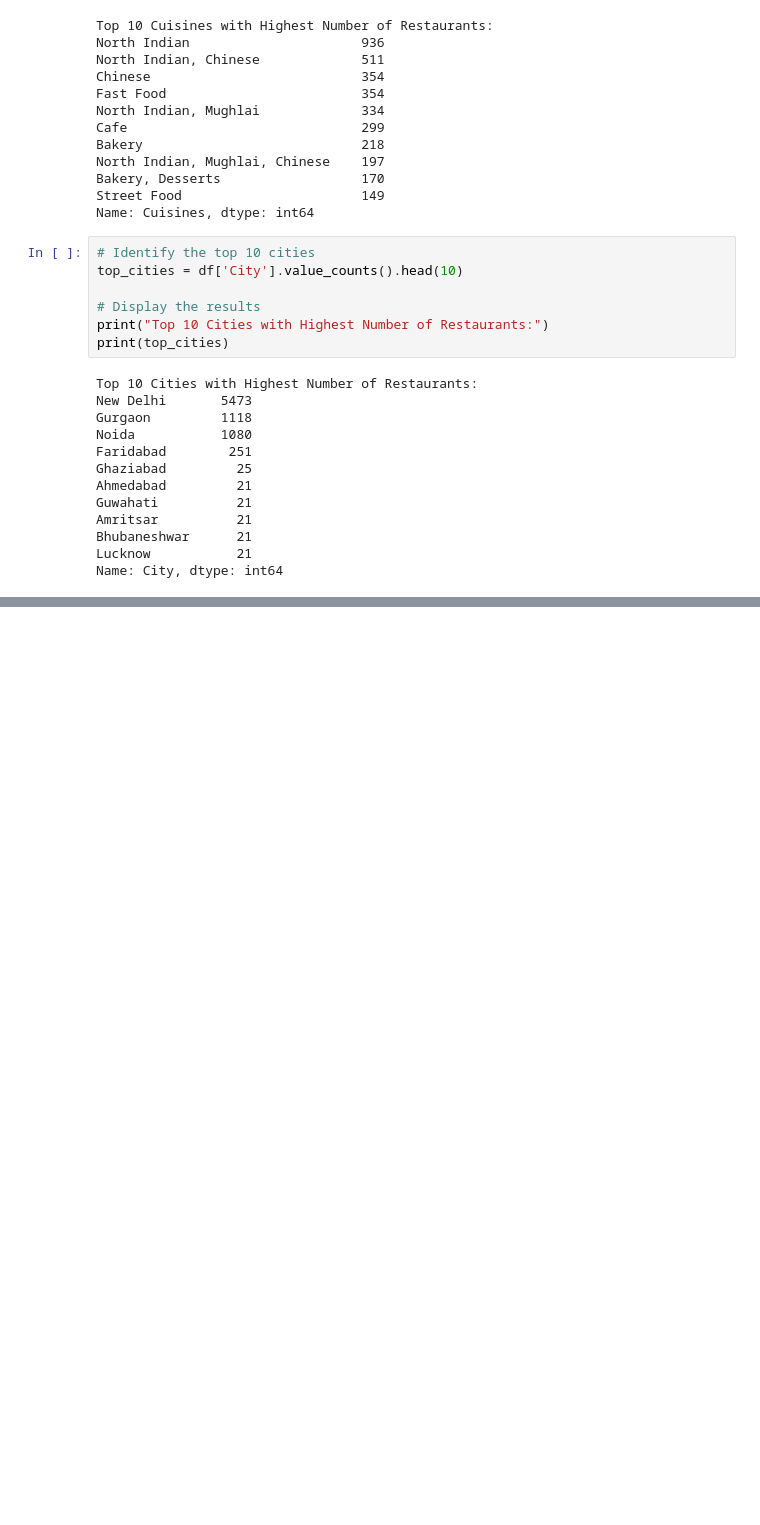
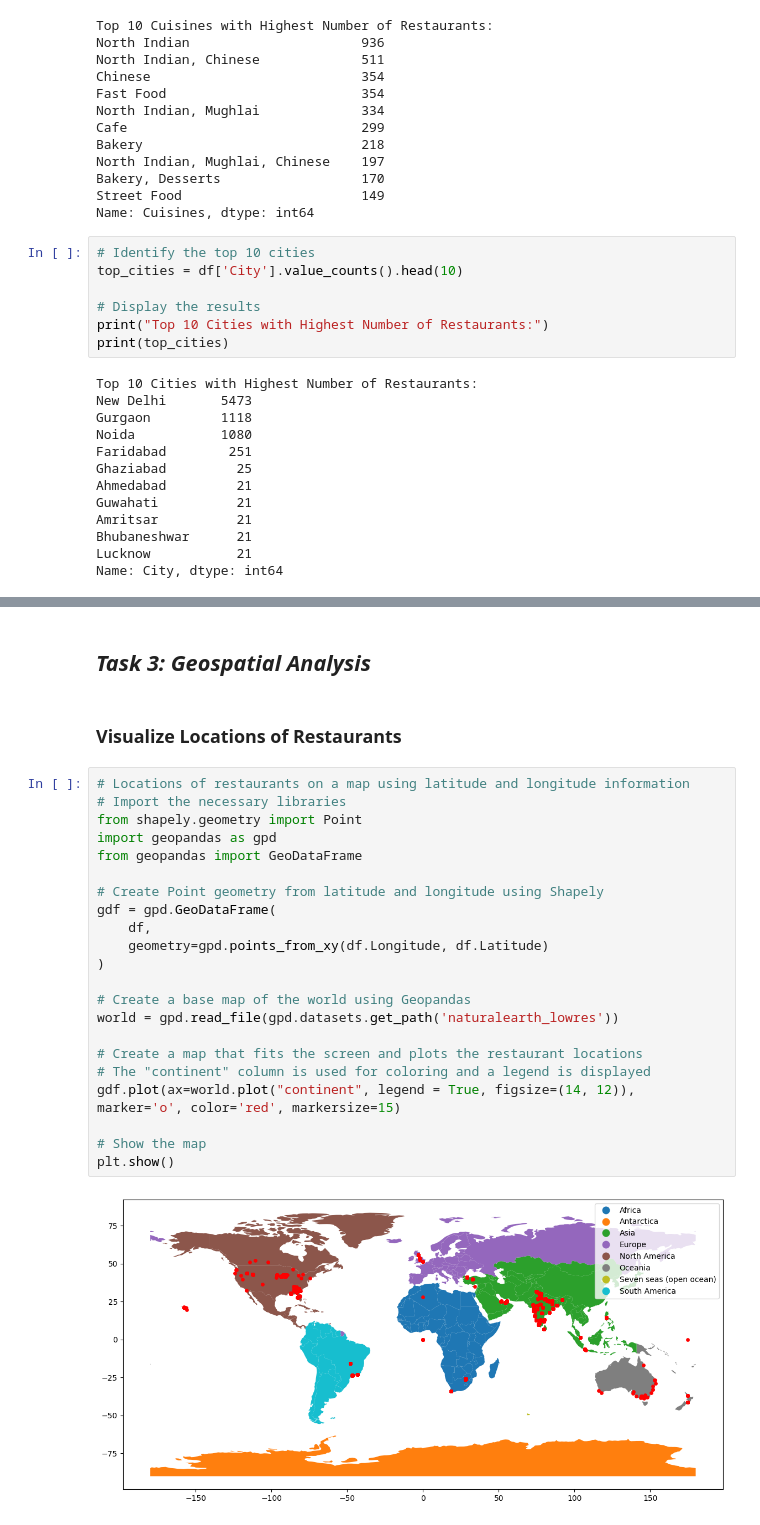
Before and after one commit to Apaulgithub/Restaurant_Data_Analysis_and_Prediction, a Jupyter notebook: Level 1/Restaurant_Data_Analysis_Level_1.ipynb, the cells around one changed output, grey strips where cells are left out. Drawn from its saved outputs; the diff is of its cells as text; blank space fills up the shorter version.

Commit message:
Complete Level 1 (Task 3)

```diff
--- a/Level 1/Restaurant_Data_Analysis_Level_1.ipynb
+++ b/Level 1/Restaurant_Data_Analysis_Level_1.ipynb
@@ -435,0 +445,28 @@ Name: City, dtype: int64
+# %% [markdown]
+## ***Task 3: Geospatial Analysis***
+# %% [markdown]
+### Visualize Locations of Restaurants
+# %%
+# Locations of restaurants on a map using latitude and longitude information
+# Import the necessary libraries
+from shapely.geometry import Point
+import geopandas as gpd
+from geopandas import GeoDataFrame
+
+# Create Point geometry from latitude and longitude using Shapely
+gdf = gpd.GeoDataFrame(
+    df,
+    geometry=gpd.points_from_xy(df.Longitude, df.Latitude)
+)
+
+# Create a base map of the world using Geopandas
+world = gpd.read_file(gpd.datasets.get_path('naturalearth_lowres'))
+
+# Create a map that fits the screen and plots the restaurant locations
+# The "continent" column is used for coloring and a legend is displayed
+gdf.plot(ax=world.plot("continent", legend = True, figsize=(14, 12)), marker='o', color='red', markersize=15)
+
+# Show the map
+plt.show()
+# %% [output]
+[figure, added]
```
Also changed, not shown: parts of 12 cells of this notebook.
